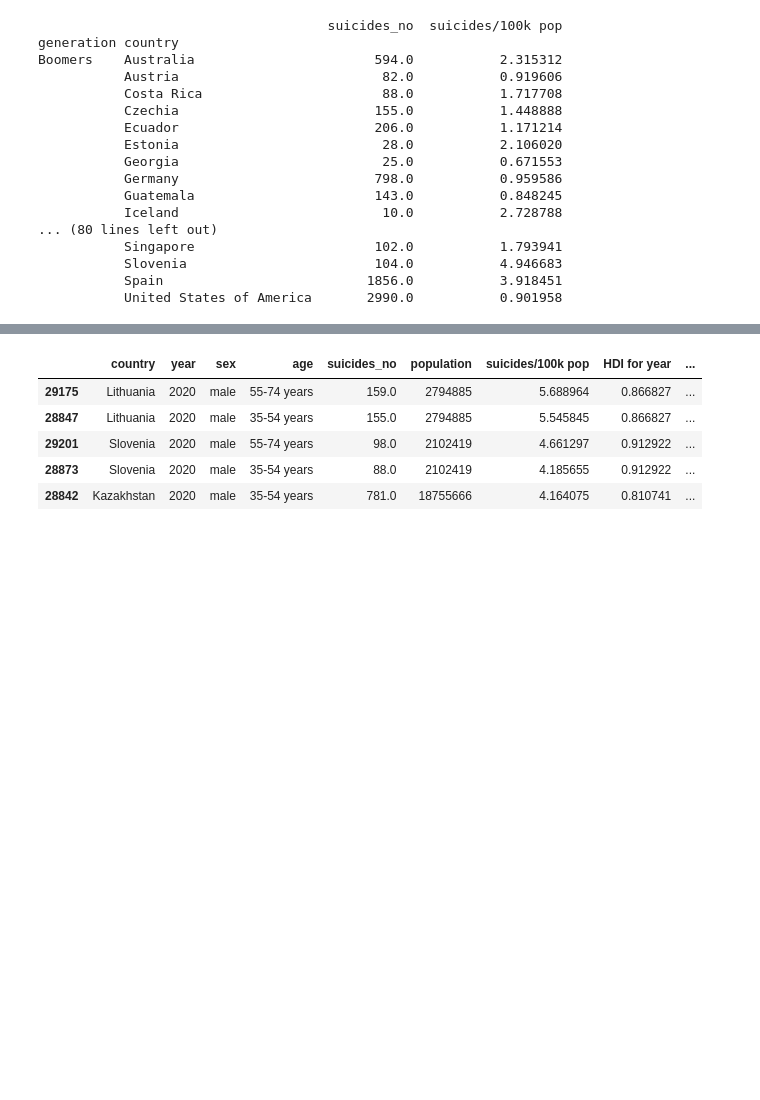
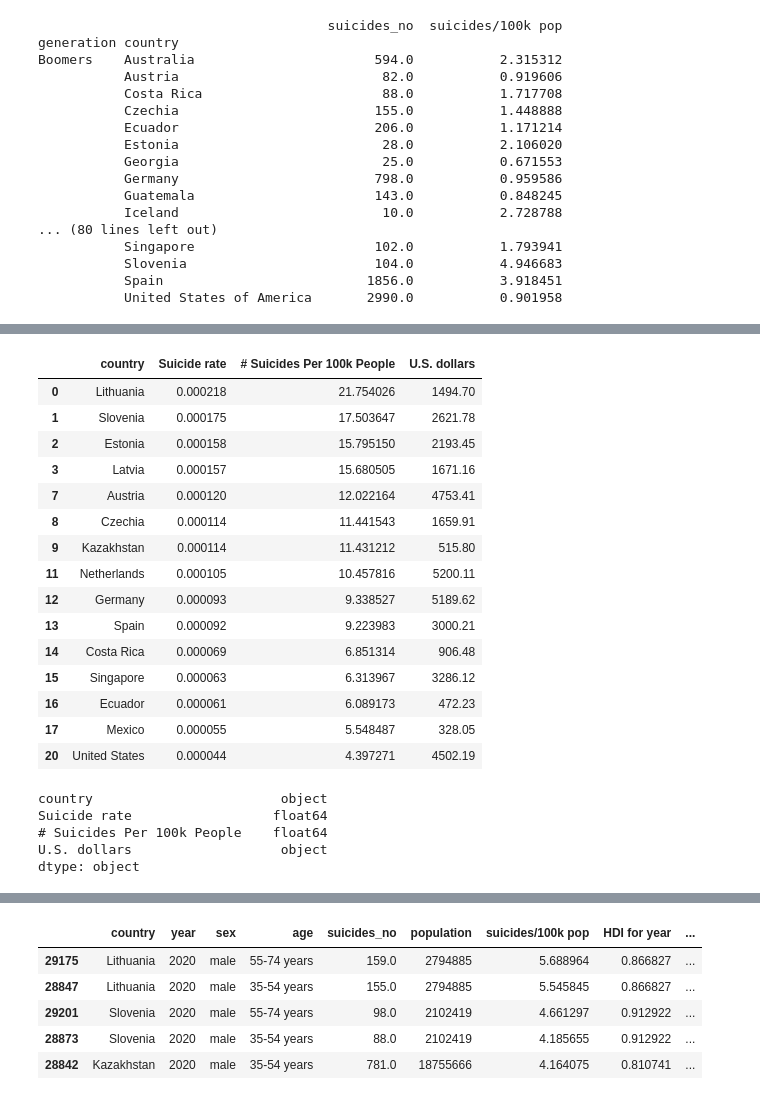
Before and after one commit to kendraliu/Project-One-An-Analysis-of-Suicide-Rate-and-Several-Factors, a Jupyter notebook: Suicide Rates Analysis.ipynb, the cells around one changed output, grey strips where cells are left out. Drawn from its saved outputs; the diff is of its cells as text; code cells hidden in the pictures; blank space fills up the shorter version.

```diff
--- a/Suicide Rates Analysis.ipynb
+++ b/Suicide Rates Analysis.ipynb
@@ -531,0 +614,30 @@ Boomers    Australia                       594.0           2.315312
+# %%
+#merging suicide rate data and income data into the variable "comparison" to analyze the relationship of the two later
+comparison = pd.merge(Suicide_Rate_HDI, country_income, on="country", how="left")
+comparison = comparison.dropna()
+comparison
+# %% [output]
+|  | country | Suicide rate | # Suicides Per 100k People | U.S. dollars |
+| 0 | Lithuania | 0.000218 | 21.754026 | 1494.70 |
+| 1 | Slovenia | 0.000175 | 17.503647 | 2621.78 |
+| 2 | Estonia | 0.000158 | 15.795150 | 2193.45 |
+| 3 | Latvia | 0.000157 | 15.680505 | 1671.16 |
+| 7 | Austria | 0.000120 | 12.022164 | 4753.41 |
+| 8 | Czechia | 0.000114 | 11.441543 | 1659.91 |
+| 9 | Kazakhstan | 0.000114 | 11.431212 | 515.80 |
+| 11 | Netherlands | 0.000105 | 10.457816 | 5200.11 |
+| 12 | Germany | 0.000093 | 9.338527 | 5189.62 |
+| 13 | Spain | 0.000092 | 9.223983 | 3000.21 |
+| 14 | Costa Rica | 0.000069 | 6.851314 | 906.48 |
+| 15 | Singapore | 0.000063 | 6.313967 | 3286.12 |
+| 16 | Ecuador | 0.000061 | 6.089173 | 472.23 |
+| 17 | Mexico | 0.000055 | 5.548487 | 328.05 |
+| 20 | United States | 0.000044 | 4.397271 | 4502.19 |
+# %%
+comparison.dtypes
+# %% [output]
+country                        object
+Suicide rate                  float64
+# Suicides Per 100k People    float64
+U.S. dollars                   object
+dtype: object
```
Also changed, not shown: parts of 19 cells of this notebook, 12 other files.
